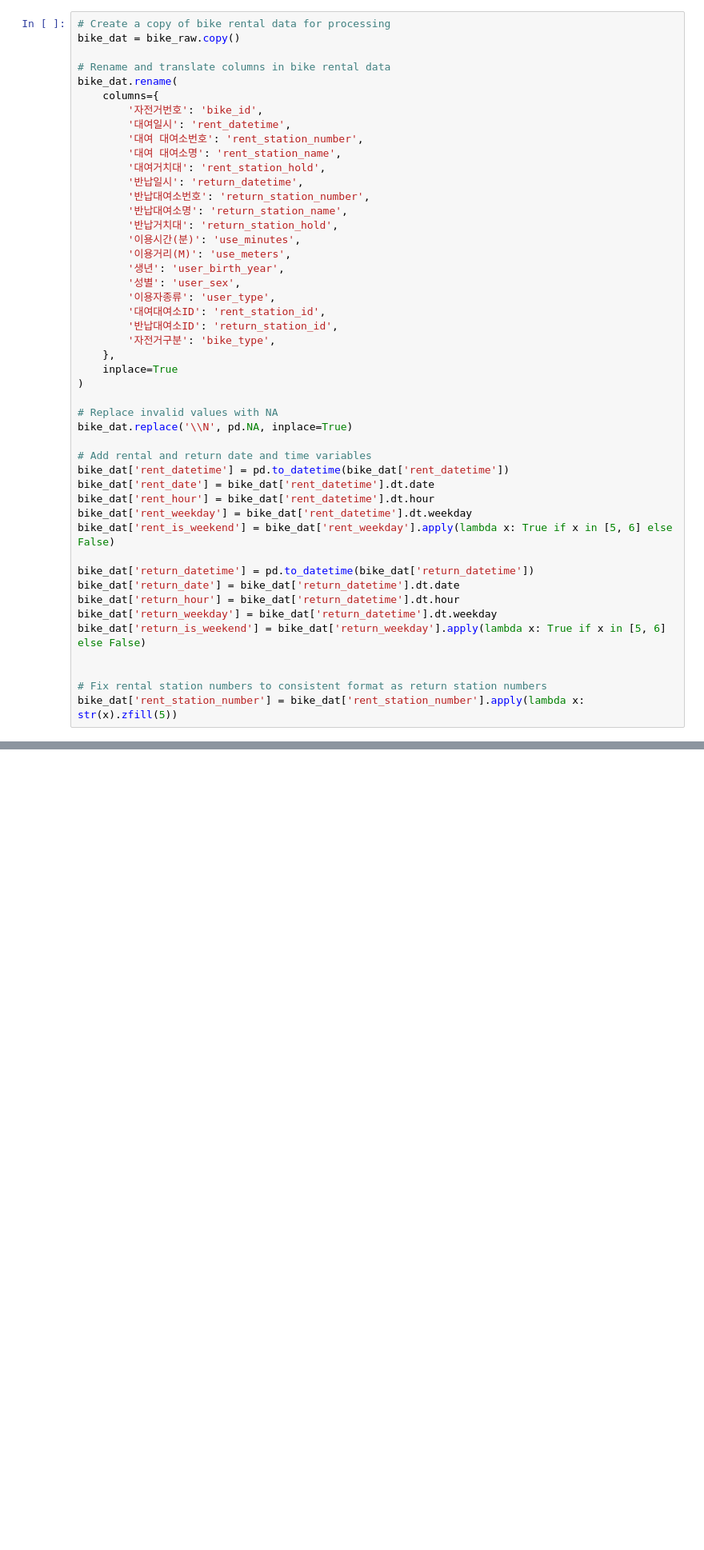
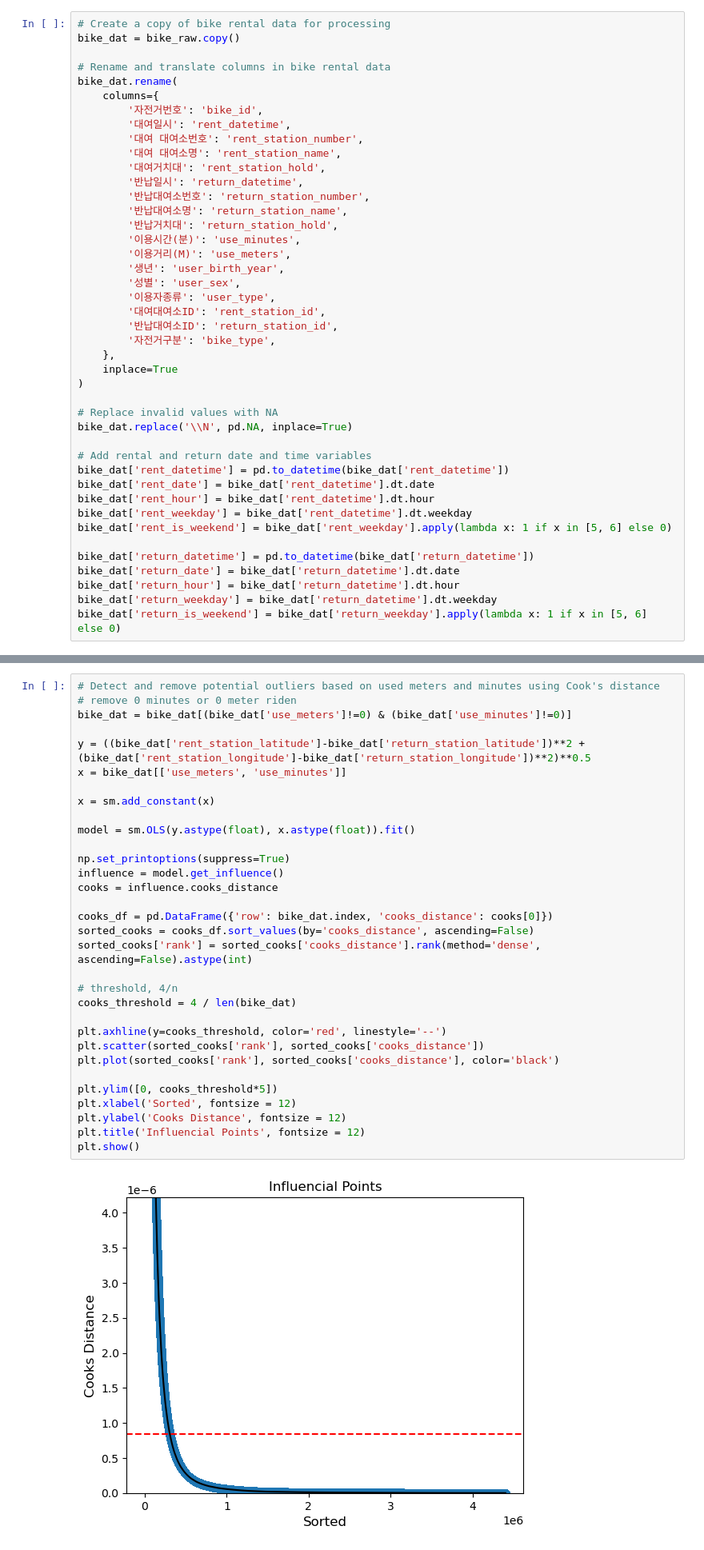
Before and after one commit to taehan1024/seoul-bike-rental, a Jupyter notebook: 0. data_preparation.ipynb, the cells around one changed output, grey strips where cells are left out. Shown at 80% size. Cells and saved outputs as stored; diff of their text form; blank space fills up the shorter version.

Commit message:
update GAM models and bike shortage simulations

```diff
--- a/0. data_preparation.ipynb
+++ b/0. data_preparation.ipynb
@@ -52,14 +53,10 @@ bike_dat['rent_datetime'] = pd.to_datetime(bike_dat['rent_datetime'])
 bike_dat['rent_date'] = bike_dat['rent_datetime'].dt.date
 bike_dat['rent_hour'] = bike_dat['rent_datetime'].dt.hour
 bike_dat['rent_weekday'] = bike_dat['rent_datetime'].dt.weekday
-bike_dat['rent_is_weekend'] = bike_dat['rent_weekday'].apply(lambda x: True if x in [5, 6] else False)
+bike_dat['rent_is_weekend'] = bike_dat['rent_weekday'].apply(lambda x: 1 if x in [5, 6] else 0)
 
 bike_dat['return_datetime'] = pd.to_datetime(bike_dat['return_datetime'])
 bike_dat['return_date'] = bike_dat['return_datetime'].dt.date
 bike_dat['return_hour'] = bike_dat['return_datetime'].dt.hour
 bike_dat['return_weekday'] = bike_dat['return_datetime'].dt.weekday
-bike_dat['return_is_weekend'] = bike_dat['return_weekday'].apply(lambda x: True if x in [5, 6] else False)
-
-
-# Fix rental station numbers to consistent format as return station numbers
-bike_dat['rent_station_number'] = bike_dat['rent_station_number'].apply(lambda x: str(x).zfill(5))
+bike_dat['return_is_weekend'] = bike_dat['return_weekday'].apply(lambda x: 1 if x in [5, 6] else 0)
@@ -124,0 +117,34 @@ Name: return_station_latitude, dtype: int64
+# %%
+# Detect and remove potential outliers based on used meters and minutes using Cook's distance
+# remove 0 minutes or 0 meter riden
+bike_dat = bike_dat[(bike_dat['use_meters']!=0) & (bike_dat['use_minutes']!=0)]
+
+y = ((bike_dat['rent_station_latitude']-bike_dat['return_station_latitude'])**2 + (bike_dat['rent_station_longitude']-bike_dat['return_station_longitude'])**2)**0.5
+x = bike_dat[['use_meters', 'use_minutes']]
+
+x = sm.add_constant(x)
+
+model = sm.OLS(y.astype(float), x.astype(float)).fit()
+
+np.set_printoptions(suppress=True)
+influence = model.get_influence()
+cooks = influence.cooks_distance
+
+cooks_df = pd.DataFrame({'row': bike_dat.index, 'cooks_distance': cooks[0]})
+sorted_cooks = cooks_df.sort_values(by='cooks_distance', ascending=False)
+sorted_cooks['rank'] = sorted_cooks['cooks_distance'].rank(method='dense', ascending=False).astype(int)
+
+# threshold, 4/n
+cooks_threshold = 4 / len(bike_dat)
+
+plt.axhline(y=cooks_threshold, color='red', linestyle='--')
+plt.scatter(sorted_cooks['rank'], sorted_cooks['cooks_distance'])
+plt.plot(sorted_cooks['rank'], sorted_cooks['cooks_distance'], color='black')
+
+plt.ylim([0, cooks_threshold*5])
+plt.xlabel('Sorted', fontsize = 12)
+plt.ylabel('Cooks Distance', fontsize = 12)
+plt.title('Influencial Points', fontsize = 12)
+plt.show()
+# %% [output]
+[figure, added]
```
Also changed, not shown: parts of 12 cells of this notebook, 7 other files.
